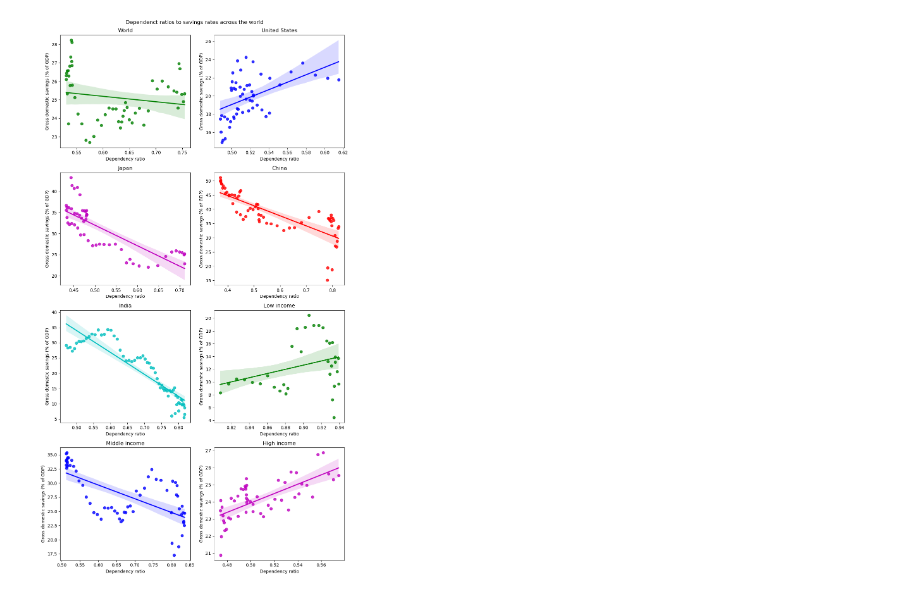
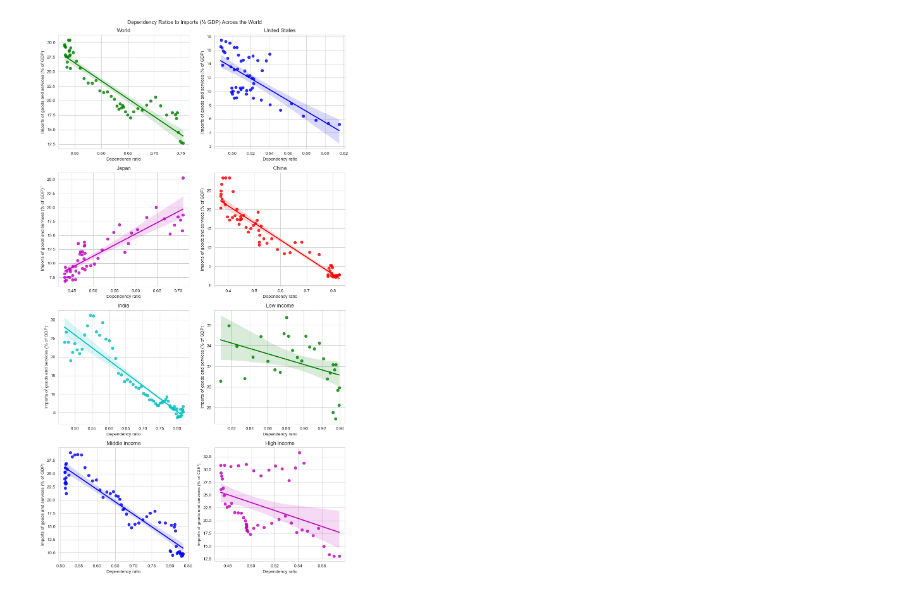
Before and after one commit to cheeseb0rger/cs2400_final_project, a Jupyter notebook: data_results.ipynb, the cells around one changed output. Drawn from its saved outputs; the diff is of its cells as text; code cells hidden in the pictures.

```diff
--- a/data_results.ipynb
+++ b/data_results.ipynb
@@ -98,14 +86,16 @@ def standardize(data):
 # %%
 # creates a plot for all avalible countries
 # fplot (function) - the function used to plot (eg. plot_population_ages)
-def plot_all(fplot, title: str):
+def plot_all(fplot, title: str = "Data"):
     plt.figure(figsize=(10, 18))
     count = 1
     for country_name in countries_dict:
         plt.subplot(4, 2, count)
         count += 1
+        sns.set_style("whitegrid")
         fplot(countries_dict[country_name][:])    # change this part to show a different relationship
         plt.title(country_name)
+
 
     plt.suptitle(title+"\n")
     plt.tight_layout()
@@ -233,5 +240,4 @@ plot_all(plot_dependency_exports_percentage, "Dependency Ratios to Exports (% GD
 # %%
-# create graphs
-plot_all(plot_dependency_savings, "Dependenct ratios to savings rates across the world")
+plot_all(plot_dependency_imports_percentage, "Dependency Ratios to Imports (% GDP) Across the World")
 # %% [output]
-[figure, old version]
+[figure, new version]
```
Also changed, not shown: parts of 19 cells of this notebook, 1 other file.
